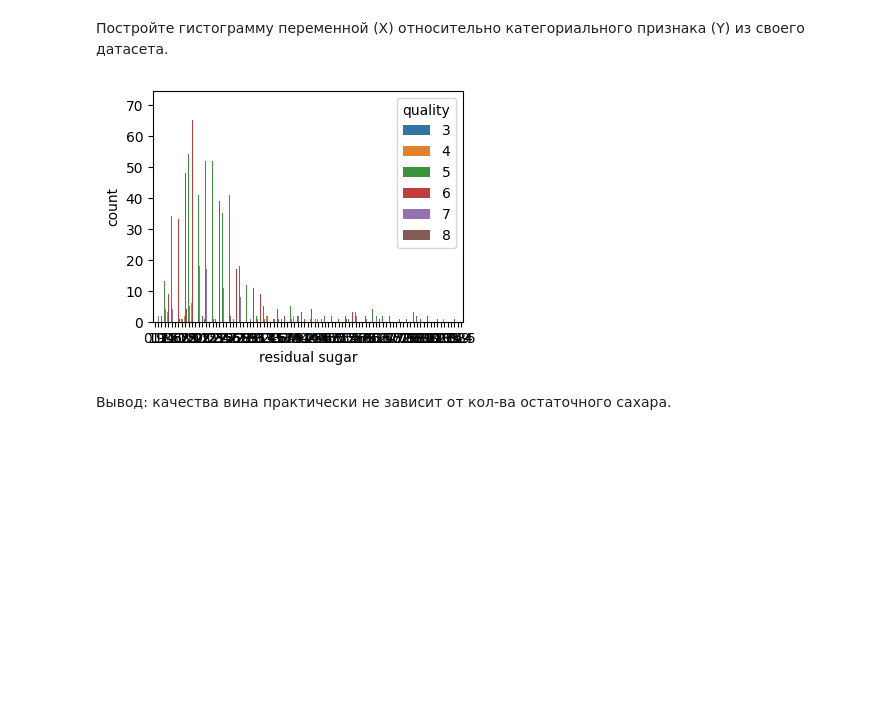
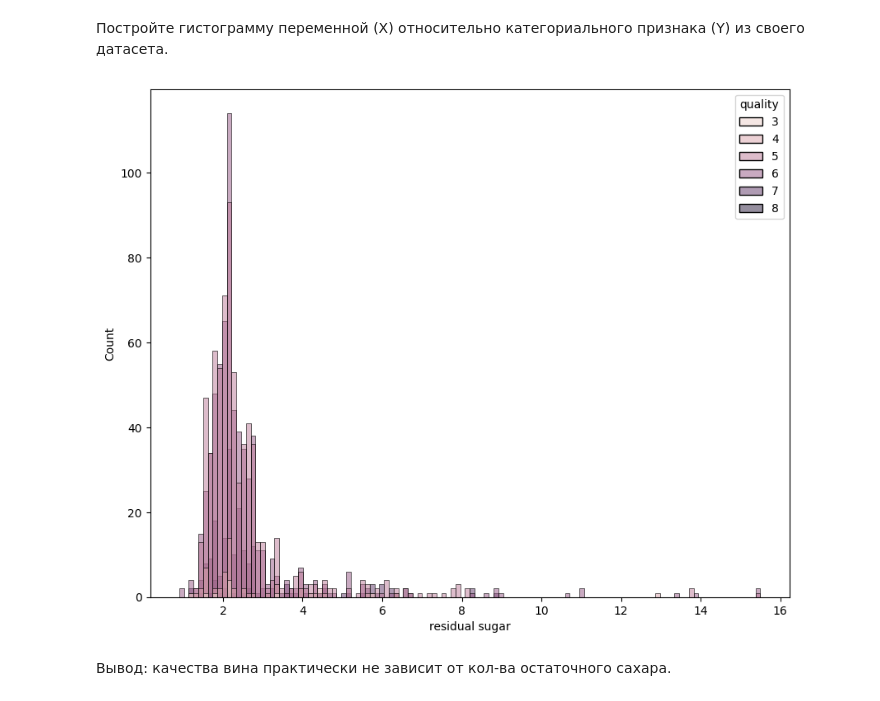
Before and after one commit to BABALEXA/Laboratorny, a Jupyter notebook: lab2/Задание_2.ipynb, the cells around one changed output. Saved outputs shown, nothing was run; the diff lists cells and outputs as text; code cells hidden in the pictures; blank space fills up the shorter version.

```diff
--- a/lab2/Задание_2.ipynb
+++ b/lab2/Задание_2.ipynb
@@ -151,10 +151,10 @@ iqr
  Постройте гистограмму переменной (X) относительно категориального признака (Y) из своего датасета.
 # %%
 
-plt.figure(figsize=(4, 3))
-sns.countplot(x='residual sugar', hue='quality', data=df);
+plt.figure(figsize=(10, 8))
+sns.histplot(x='residual sugar', hue='quality', data=df);
 # %% [output]
-[figure, old version]
+[figure, new version]
 # %% [markdown]
 Вывод: качества вина практически не зависит от кол-ва остаточного сахара.
 # %% [markdown]
```
Also changed, not shown: parts of 5 cells of this notebook.
